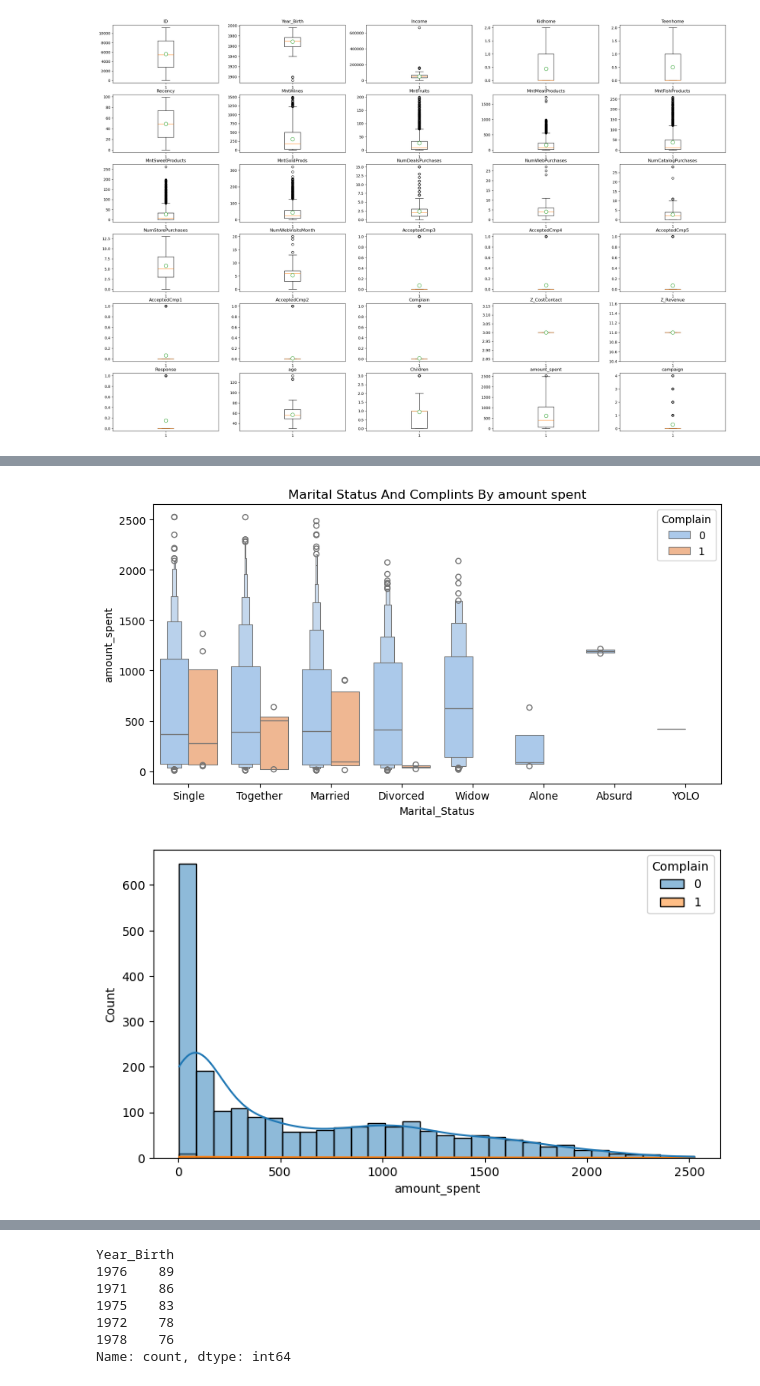
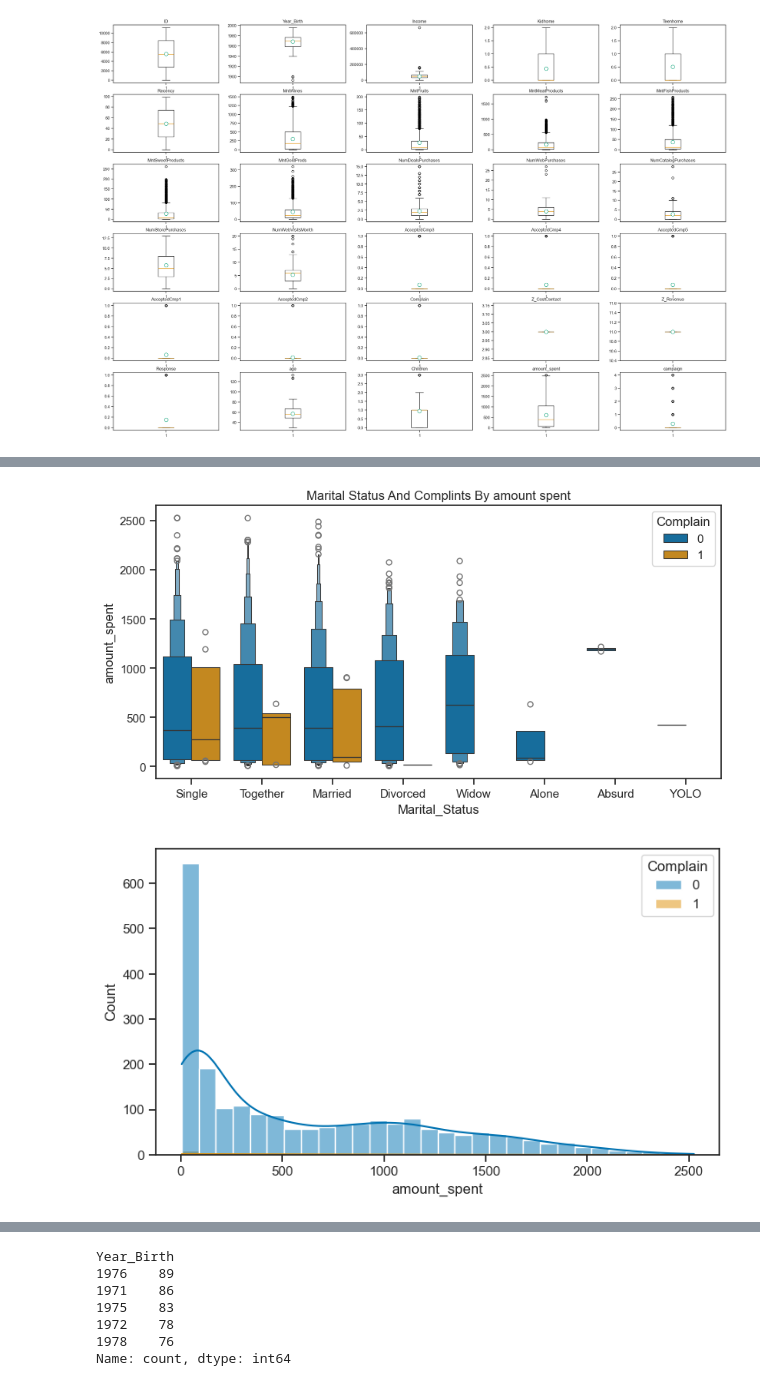
Before and after one commit to bukolastephen/Customer-Segmentation, a Jupyter notebook: main.ipynb, the cells around one changed output, grey strips where cells are left out. Cells and saved outputs as stored; diff of their text form; code cells hidden in the pictures.

```diff
--- a/main.ipynb
+++ b/main.ipynb
@@ -13,3 +14,5 @@ from sklearn.metrics  import silhouette_score
+# %%
+sns.set_theme(style='ticks', palette='colorblind', context='notebook')
 # %%
 df= pd.read_csv(r"C:\Users\MINE\Desktop\Customer Segmentation\customer_segmentation.csv")
 # %% [markdown]
@@ -186,3 +203,5 @@ plt.show()
+# %%
+df= df[df['age']> df['age'].min()]
 # %%
 plt.figure(figsize=(8,5))
 sns.countplot(data= df, x= 'Marital_Status')
@@ -242,13 +261,13 @@ Name: Income, dtype: float64
 # %%
 plt.figure(figsize=(8.4,4.6))
 
-sns.boxenplot(data=df, x='Marital_Status', y='amount_spent', hue='Complain',palette='pastel')
+sns.boxenplot(data=df, x='Marital_Status', y='amount_spent', hue='Complain')
 
 plt.title('Marital Status And Complints By amount spent')
 plt.tight_layout()
 plt.show()
 # %% [output]
-[figure, old version]
+[figure, new version]
 # %%
 plt.figure(figsize=(8.4,4.6))
 
@@ -256,7 +275,7 @@ sns.histplot(data= df, hue= 'Complain', x='amount_spent', bins=30, kde= True)
 
 plt.show()
 # %% [output]
-[figure, old version]
+[figure, new version]
 # %%
 plt.figure(figsize=(8.4,5))
 
```
Also changed, not shown: parts of 64 cells of this notebook, 5 other files.
